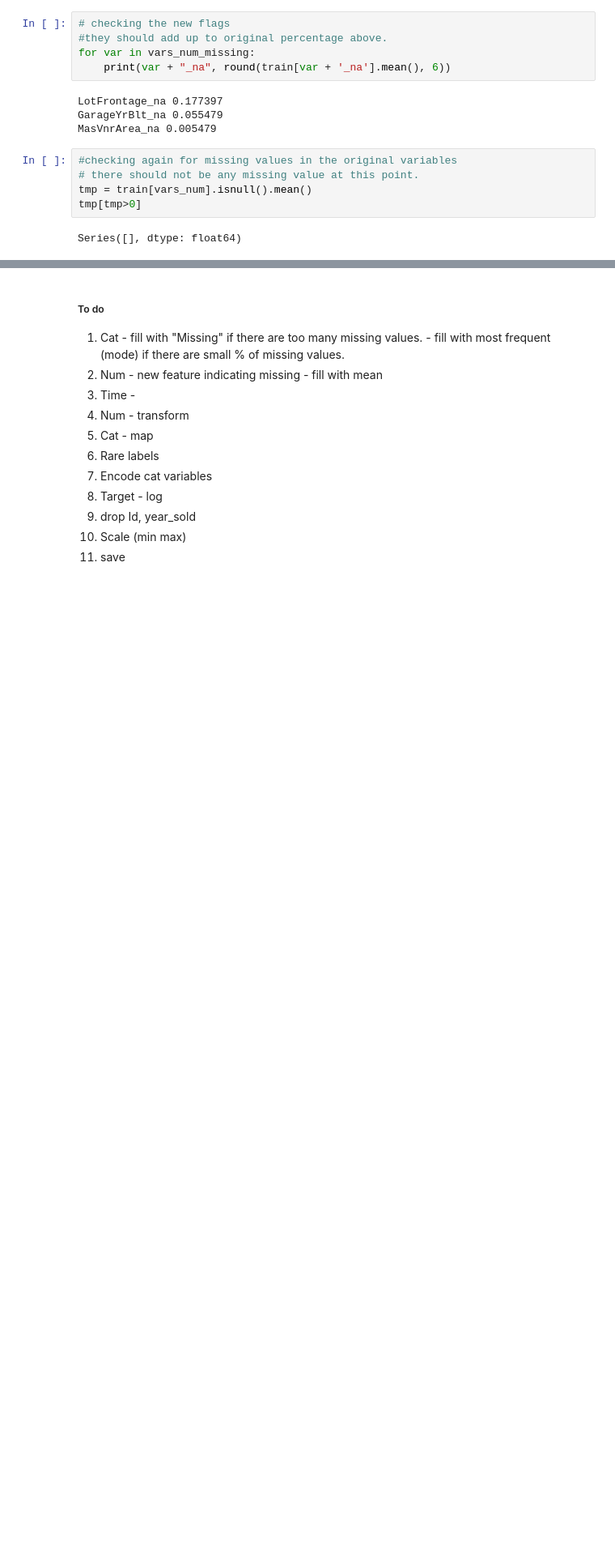
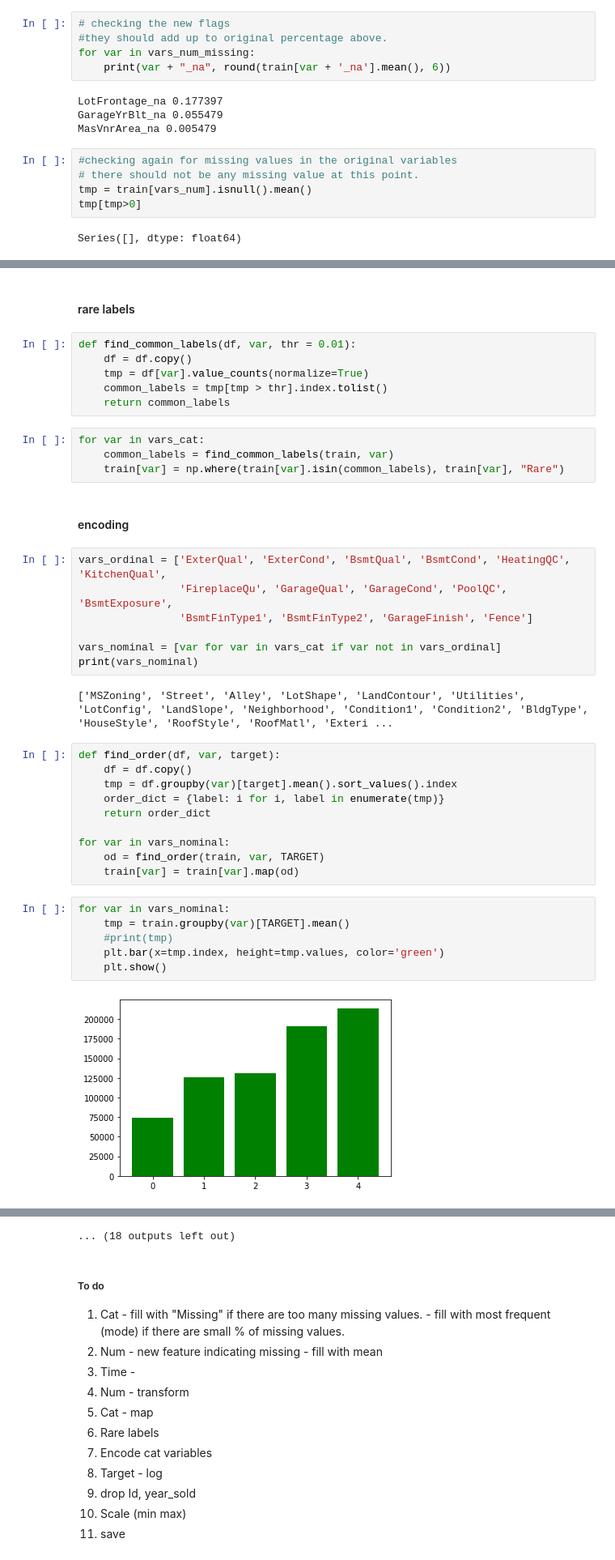
Before and after one commit to ngpraveen/HousePricing, a Jupyter notebook: notebooks/02-Feature_engineering.ipynb, the cells around one changed output, grey strips where cells are left out. Shown at 81% size. Drawn from its saved outputs; the diff is of its cells as text; blank space fills up the shorter version.

```diff
--- a/notebooks/02-Feature_engineering.ipynb
+++ b/notebooks/02-Feature_engineering.ipynb
@@ -160,0 +226,41 @@ for var in vars_map_qual:
+# %% [markdown]
+#### rare labels
+# %%
+def find_common_labels(df, var, thr = 0.01):
+    df = df.copy()
+    tmp = df[var].value_counts(normalize=True)
+    common_labels = tmp[tmp > thr].index.tolist()
+    return common_labels
+# %%
+for var in vars_cat:
+    common_labels = find_common_labels(train, var)
+    train[var] = np.where(train[var].isin(common_labels), train[var], "Rare")
+# %% [markdown]
+#### encoding
+# %%
+vars_ordinal = ['ExterQual', 'ExterCond', 'BsmtQual', 'BsmtCond', 'HeatingQC', 'KitchenQual',
+                'FireplaceQu', 'GarageQual', 'GarageCond', 'PoolQC', 'BsmtExposure',
+                'BsmtFinType1', 'BsmtFinType2', 'GarageFinish', 'Fence']
+
+vars_nominal = [var for var in vars_cat if var not in vars_ordinal]
+print(vars_nominal)
+# %% [output]
+['MSZoning', 'Street', 'Alley', 'LotShape', 'LandContour', 'Utilities', 'LotConfig', 'LandSlope', 'Neighborhood', 'Condition1', 'Condition2', 'BldgType', 'HouseStyle', 'RoofStyle', 'RoofMatl', 'Exteri ...
+# %%
+def find_order(df, var, target):
+    df = df.copy()
+    tmp = df.groupby(var)[target].mean().sort_values().index
+    order_dict = {label: i for i, label in enumerate(tmp)}
+    return order_dict
+
+for var in vars_nominal:
+    od = find_order(train, var, TARGET)
+    train[var] = train[var].map(od)
+# %%
+for var in vars_nominal:
+    tmp = train.groupby(var)[TARGET].mean()
+    #print(tmp)
+    plt.bar(x=tmp.index, height=tmp.values, color='green')
+    plt.show()
+# %% [output]
+[figure, added]
@@ -161,3 +278,4 @@ for var in vars_map_qual:
+... (18 outputs left out)
 # %% [markdown]
 ##### To do
 
```
Also changed, not shown: parts of 14 cells of this notebook.
